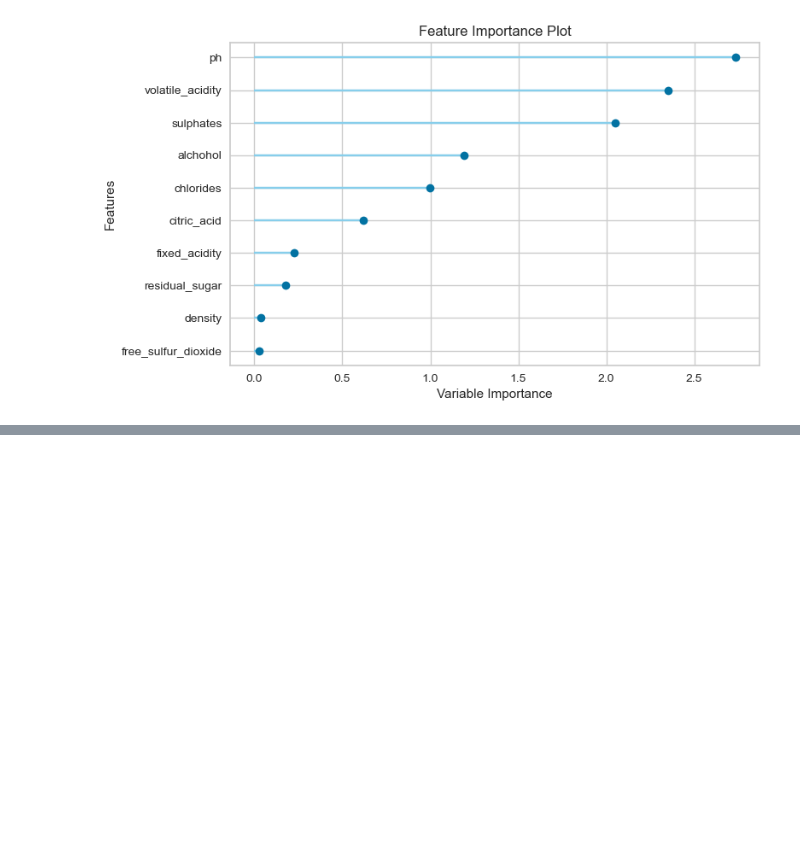
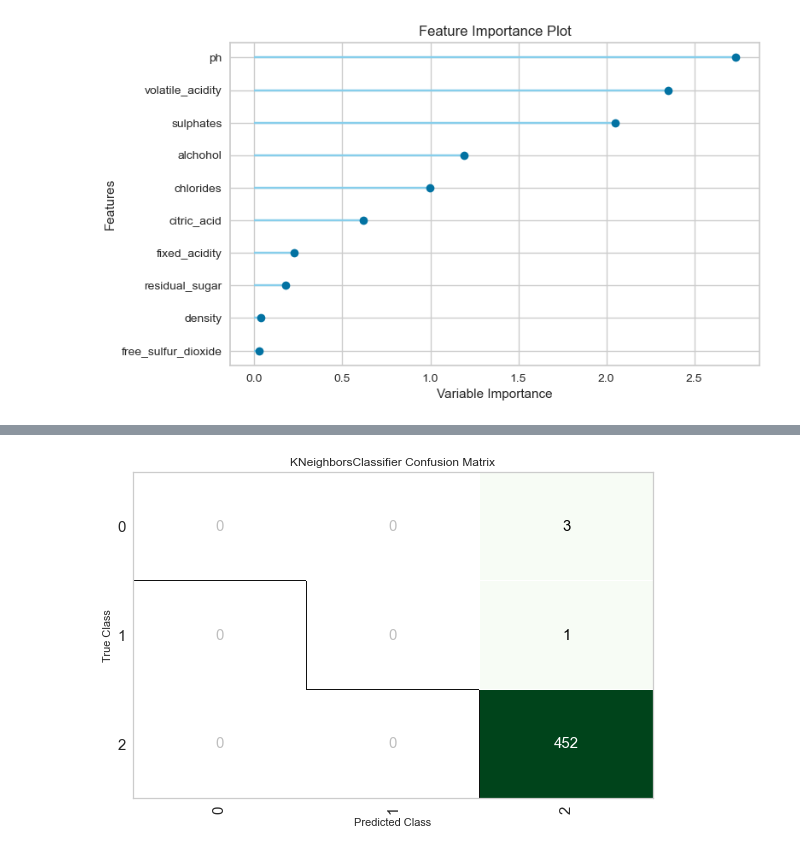
Before and after one commit to isdicely/Project-3, a Jupyter notebook: reds_category_ML.ipynb, the cells around one changed output, grey strips where cells are left out. Cells and saved outputs as stored; diff of their text form; code cells hidden in the pictures; blank space fills up the shorter version.

```diff
--- a/reds_category_ML.ipynb
+++ b/reds_category_ML.ipynb
@@ -350,6 +361,8 @@ plot_model(tuned_whites_lightgbm, plot = 'confusion_matrix')
 # %%
 # plot models for confusion matrix
-# Top 3: rf, lightgbm, et --- whites
-plot_model(tuned_whites_et, plot = 'confusion_matrix')
+# Top 3: qda, lr, knn --- reds
+plot_model(tuned_knn_reds, plot = 'confusion_matrix')
+# %% [output]
+[figure, added]
 # %%
 # plot models for classification report
```
Also changed, not shown: parts of 23 cells of this notebook, 1 other file.
